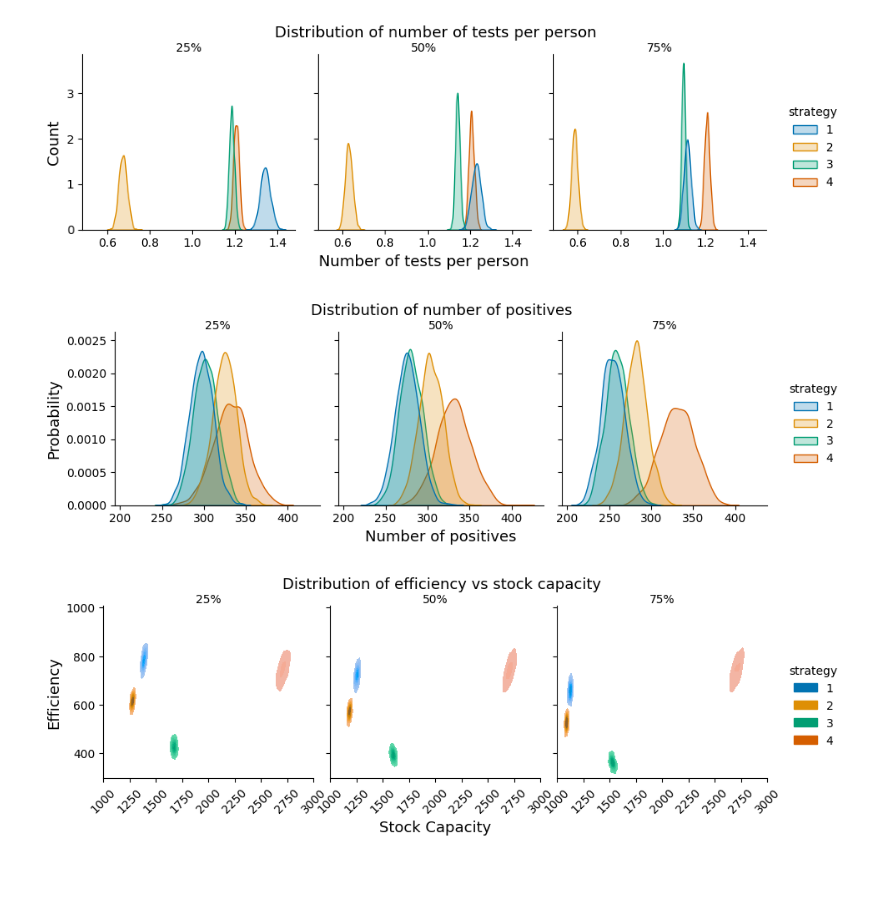
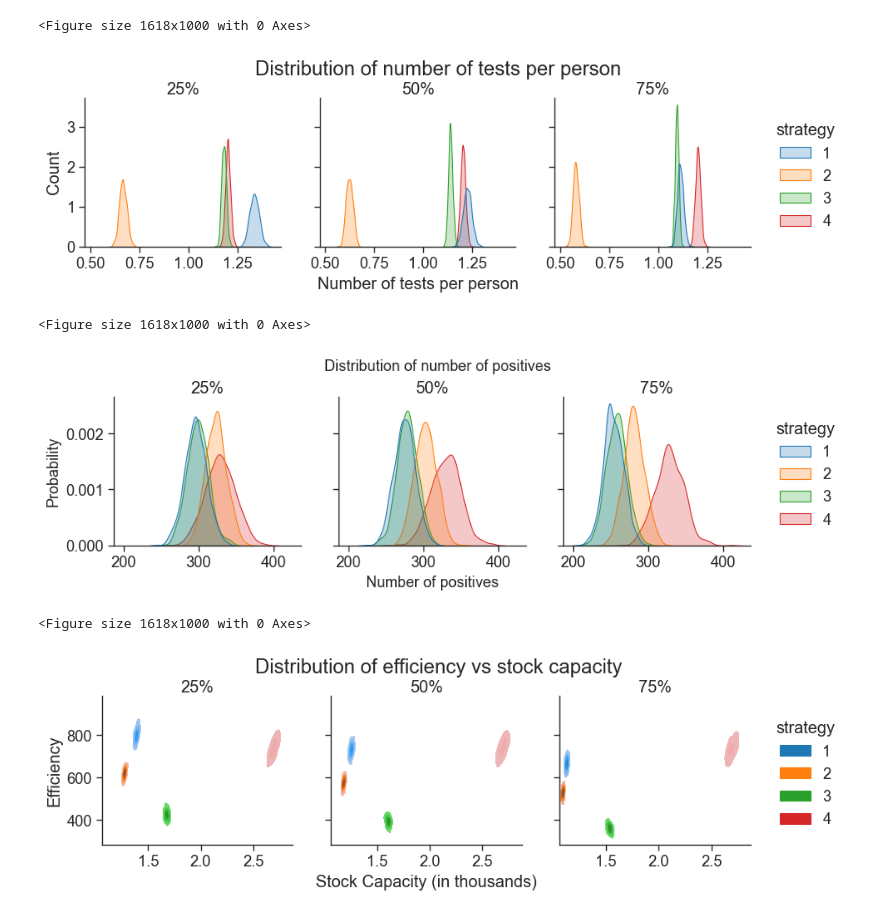
Before and after one commit to maikol-solis/Paper-COVID-MLTriage-CR2021, a Jupyter notebook: d_plots_and_tables.ipynb, the cells around one changed output. Drawn from its saved outputs; the diff is of its cells as text; code cells hidden in the pictures; blank space fills up the shorter version.

```diff
--- a/d_plots_and_tables.ipynb
+++ b/d_plots_and_tables.ipynb
@@ -79,7 +81,8 @@ df_strategy_1 = pd.read_pickle(filepath_or_buffer="data/df_strategy_1.pkl")
 df_strategy_2 = pd.read_pickle(filepath_or_buffer="data/df_strategy_2.pkl")
 df_strategy_3 = pd.read_pickle(filepath_or_buffer="data/df_strategy_3.pkl")
 df_strategy_4 = pd.read_pickle(filepath_or_buffer="data/df_strategy_4.pkl")
-df_all = pd.concat([df_strategy_1, df_strategy_2, df_strategy_3, df_strategy_4])
+df_all = pd.concat([df_strategy_1, df_strategy_2,
+                   df_strategy_3, df_strategy_4])
 # %%
 plot(df=df_strategy_1)
 # %% [output]
@@ -178,60 +200,74 @@ plt.show()
 # g.map(sns.histplot, "total_cost")
 
 
+h = 10
+w = h * 1.618
+# Create plot using seaborn
+sns.set(style="ticks")
+sns.set_context("paper", font_scale=1.5)
+plt.figure(figsize=(w, h))  # set the figure size
+
 g = sns.displot(
     df_all,
     x="number_test_per_person",
     col="prob_symp_more_5d",
     hue="strategy",
-    # binwidth=0.01,
+    kind="kde",
+    fill=True,
+    # binwidth=1000,
     # stat="probability",
-    palette="colorblind",
+    palette="tab10",
     height=3,
     aspect=1,
-    kind="kde",
-    fill=True
-    # multiple="dodge",
 )
 g.set(
     xlabel="Number of tests per person",
     ylabel="Probability",
 )
 
 
 # plt.axvline(x=1000 * 100, linestyle="--", color="red", linewidth=2)
 # g.map(vertical_mean_line, variable)
 # # g.refline(x=df[variable].mean(), color="blue", lw=3)
 # g.refline(x=1000 * 100, color=None, linewidth=3)
 # plt.xscale("log")
 # use this argument literally
-g.set_titles("{col_name:.0%}", pad=2, fontsize=13)
-g.set_axis_labels("Number of tests per person", "Count", fontsize=13)
-g.fig.suptitle("Distribution of number of tests per person", y=1.0005, fontsize=13)
+plt.subplots_adjust(hspace=0.1, wspace=0.2)
+g.set_titles("{col_name:.0%}", pad=2)
+g.set_axis_labels("Number of tests per person", "Count")
+g.fig.suptitle("Distribution of number of tests per person", y=1.0005)
 g.axes[0, 0].set_xlabel("")
 g.axes[0, 1].set_xlabel("Number of tests per person")
 g.axes[0, 2].set_xlabel("")
 
 # g.fig.text(
 #     0.6,
 #     -0.1,
 #     """* Each facet assumes the indicated population
 #    fraction with symptoms lasting 5 days or more.""",
 #     ha="left",
 #     fontsize=11,
 # )
 
 # So that axis show
 # plt.tight_layout()
-plt.savefig("img/hist_test_per_person_strategies.pdf")
+plt.savefig("img/hist_test_per_person_strategies.pdf", bbox_inches="tight")
 plt.show()
 # %% [output]
+<Figure size 1618x1000 with 0 Axes>
-[figure, old version]
+[figure, new version]
 # %%
 # g.map(vertical_mean_line, "total_cost")
 
 # g = sns.FacetGrid(data=df_all, row="prob_symp_more_5d")
 # g.map(sns.histplot, "total_cost")
 
+h = 10
+w = h * 1.618
+# Create plot using seaborn
+sns.set(style="ticks")
+sns.set_context("paper", font_scale=1.5)
+plt.figure(figsize=(w, h))  # set the figure size
 
 g = sns.displot(
     df_all,
@@ -240,7 +276,7 @@ g = sns.displot(
     hue="strategy",
     # binwidth=0.01,
     # stat="probability",
-    palette="colorblind",
+    palette="tab10",
     height=3,
     aspect=1,
     kind="kde",
@@ -255,6 +291,7 @@ g = sns.displot(
 # plt.xscale("log")
 # for ax in g.axes.flat:
 #     ax.xaxis.set_major_formatter(ticker.StrMethodFormatter("{x:,.0f}"))
+plt.subplots_adjust(hspace=0.1, wspace=0.2)
 g.set_titles("{col_name:.0%}", pad=2)  # use this argument literally
 g.set_axis_labels("Number of tests per person", "Probability", fontsize=13)
 g.fig.suptitle("Distribution of number of positives", y=1.0005, fontsize=13)
@@ -273,20 +310,30 @@ g.axes[0, 2].set_xlabel("")
 
 # So that axis show
 # plt.tight_layout()
-plt.savefig("img/hist_positives_strategies.pdf")
+plt.savefig("img/hist_positives_strategies.pdf", bbox_inches="tight")
 plt.show()
 # %% [output]
+<Figure size 1618x1000 with 0 Axes>
-[figure, old version]
+[figure, new version]
 # %%
+df_all["stock_capacity_k"] = df_all["stock_capacity"] / 1000
+
+h = 10
+w = h * 1.618
+# Create plot using seaborn
+sns.set(style="ticks")
+sns.set_context("paper", font_scale=1.5)
+plt.figure(figsize=(w, h))  # set the figure size
+
 g = sns.displot(
     df_all,
-    x="stock_capacity",
+    x="stock_capacity_k",
     y="efficiency",
     col="prob_symp_more_5d",
     hue="strategy",
     # binwidth=0.01,
     # stat="probability",
-    palette="colorblind",
+    palette="tab10",
     height=3,
     aspect=1,
     kind="kde",
@@ -304,17 +351,18 @@ g = sns.displot(
 #     ax.xaxis.set_major_formatter(ticker.StrMethodFormatter("{x:,.0f}"))
 
 # g.fig.suptitle("Proportion of +5 days symptoms", y=1.0005, fontsize=13)
+plt.subplots_adjust(hspace=0.1, wspace=0.2)
 g.set_titles("{col_name:.0%}", pad=2)  # use this argument literally
-g.set_axis_labels("Stock Capacity", "Efficiency", fontsize=13)
-g.fig.suptitle("Distribution of efficiency vs stock capacity", y=1.0005, fontsize=13)
+g.set_axis_labels("Stock Capacity", "Efficiency")
+g.fig.suptitle("Distribution of efficiency vs stock capacity", y=1.0005)
 g.axes[0, 0].set_xlabel("")
-g.axes[0, 1].set_xlabel("Stock Capacity")
+g.axes[0, 1].set_xlabel("Stock Capacity (in thousands)")
 g.axes[0, 2].set_xlabel("")
-for ax in g.axes.flat:
-    ax.set_xticks(range(1000, 3001, 250))
-    # ax.xaxis.set_major_formatter(ticker.StrMethodFormatter("{x:,.0f}"))
+# for ax in g.axes.flat:
+#     ax.set_xticks(range(1000, 3001, 250))
+# ax.xaxis.set_major_formatter(ticker.StrMethodFormatter("{x:,.0f}"))
 
-g.set_xticklabels(rotation=45)
+# g.set_xticklabels(rotation=45)
 
 # g.fig.text(
 #     0.6,
@@ -326,7 +374,9 @@ g.set_xticklabels(rotation=45)
 # )
 # So that axis show
 # plt.tight_layout()
-plt.savefig("img/hist_stock_capacity_vs_efficiency_strategies.pdf")
+plt.savefig("img/hist_stock_capacity_vs_efficiency_strategies.pdf",
+            bbox_inches="tight")
 plt.show()
 # %% [output]
+<Figure size 1618x1000 with 0 Axes>
-[figure, old version]
+[figure, new version]
```
Also changed, not shown: parts of 9 cells of this notebook, 20 other files.
